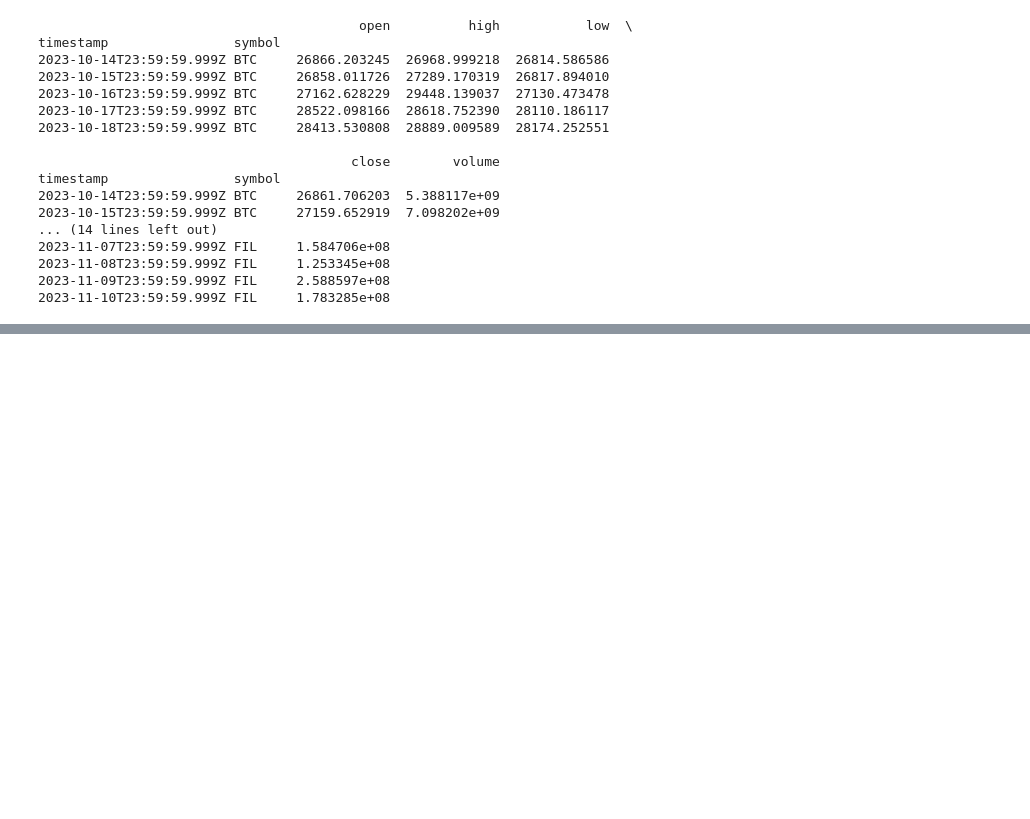
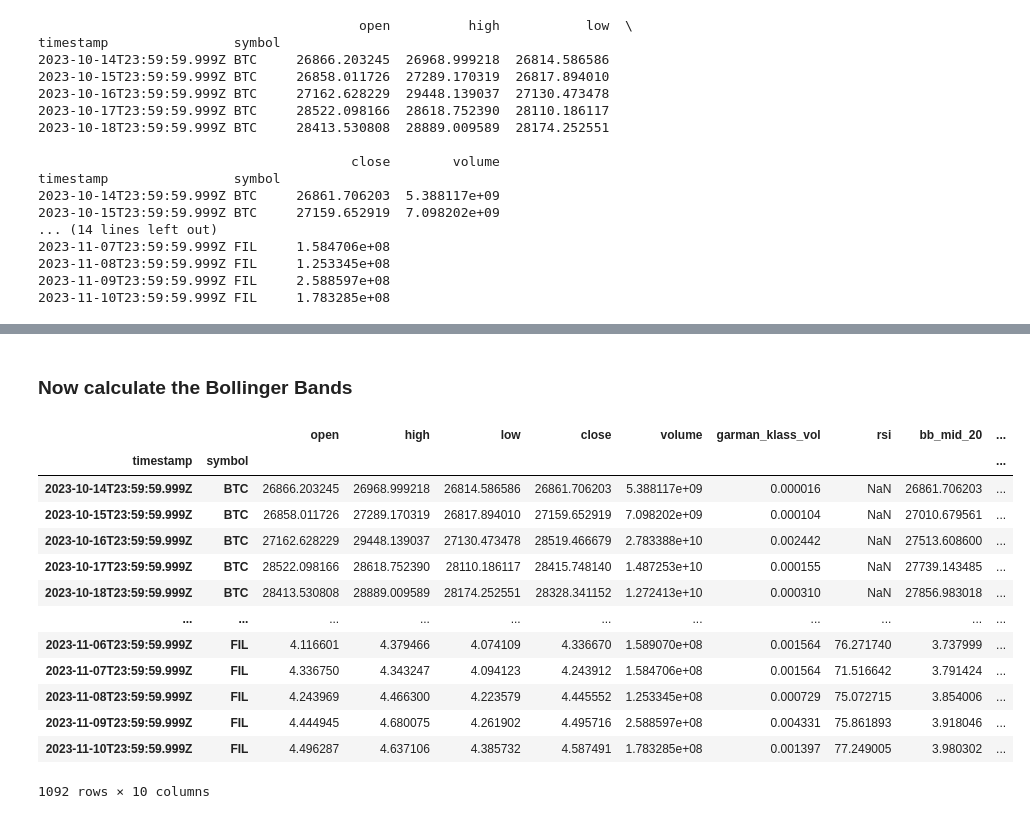
Before and after one commit to Okitrader/freecodecamp_agloML_crypto, a Jupyter notebook: FCC_Algo_Proj01.ipynb, the cells around one changed output, grey strips where cells are left out. Drawn from its saved outputs; the diff is of its cells as text; code cells hidden in the pictures; blank space fills up the shorter version.

```diff
--- a/FCC_Algo_Proj01.ipynb
+++ b/FCC_Algo_Proj01.ipynb
@@ -224,0 +237,8 @@ timestamp                symbol
+# %%
+# Garman-Klass Volatility
+top_OHLCV['garman_klass_vol'] = ((np.log(top_OHLCV['high']) - np.log(top_OHLCV['low']))**2) / 2 - (2 * np.log(2) - 1) * ((np.log(top_OHLCV['close']) - np.log(top_OHLCV['open']))**2)
+
+# RSI
+top_OHLCV['rsi'] = top_OHLCV.groupby(level=1)['close'].transform(lambda x: pandas_ta.rsi(close=x, length=20))
+
+top_OHLCV
@@ -224,0 +260,54 @@ timestamp                symbol
+# %% [markdown]
+### Now calculate the Bollinger Bands
+# %%
+import numpy as np
+
+def compute_bollinger_bands(df, length=20, num_std=2):
+    """
+    Calculate Bollinger Bands for a given DataFrame.
+
+    Parameters:
+    df (DataFrame): DataFrame with 'close' prices.
+    length (int): The number of periods for the moving average.
+    num_std (float): The number of standard deviations from the moving average.
+
+    Returns:
+    DataFrame: DataFrame with Bollinger Band columns added.
+    """
+
+    # Adjust the number of standard deviations based on the length
+    if length > 20:
+        num_std = 2.1  # Increasing for length > 20
+    elif length < 20:
+        num_std = 1.9  # Decreasing for length < 20
+
+    # Calculate the moving average (middle band)
+    df[f'bb_mid_{length}'] = df['close'].rolling(window=length, min_periods=1).mean()
+
+    # Calculate the standard deviation
+    rolling_std = df['close'].rolling(window=length, min_periods=1).std()
+
+    # Calculate upper and lower bands
+    df[f'bb_high_{length}'] = df[f'bb_mid_{length}'] + (rolling_std * num_std)
+    df[f'bb_low_{length}'] = df[f'bb_mid_{length}'] - (rolling_std * num_std)
+
+    return df
+
+# Apply the function to your DataFrame
+top_OHLCV = compute_bollinger_bands(top_OHLCV, length=20)  # Example usage with length=20
+top_OHLCV
+# %% [output]
+|  |  | open | high | low | close | volume | garman_klass_vol | rsi | bb_mid_20 | ... |
+| timestamp | symbol |  |  |  |  |  |  |  |  | ... |
+| 2023-10-14T23:59:59.999Z | BTC | 26866.203245 | 26968.999218 | 26814.586586 | 26861.706203 | 5.388117e+09 | 0.000016 | NaN | 26861.706203 | ... |
+| 2023-10-15T23:59:59.999Z | BTC | 26858.011726 | 27289.170319 | 26817.894010 | 27159.652919 | 7.098202e+09 | 0.000104 | NaN | 27010.679561 | ... |
+| 2023-10-16T23:59:59.999Z | BTC | 27162.628229 | 29448.139037 | 27130.473478 | 28519.466679 | 2.783388e+10 | 0.002442 | NaN | 27513.608600 | ... |
+| 2023-10-17T23:59:59.999Z | BTC | 28522.098166 | 28618.752390 | 28110.186117 | 28415.748140 | 1.487253e+10 | 0.000155 | NaN | 27739.143485 | ... |
+| 2023-10-18T23:59:59.999Z | BTC | 28413.530808 | 28889.009589 | 28174.252551 | 28328.341152 | 1.272413e+10 | 0.000310 | NaN | 27856.983018 | ... |
+| ... | ... | ... | ... | ... | ... | ... | ... | ... | ... | ... |
+| 2023-11-06T23:59:59.999Z | FIL | 4.116601 | 4.379466 | 4.074109 | 4.336670 | 1.589070e+08 | 0.001564 | 76.271740 | 3.737999 | ... |
+| 2023-11-07T23:59:59.999Z | FIL | 4.336750 | 4.343247 | 4.094123 | 4.243912 | 1.584706e+08 | 0.001564 | 71.516642 | 3.791424 | ... |
+| 2023-11-08T23:59:59.999Z | FIL | 4.243969 | 4.466300 | 4.223579 | 4.445552 | 1.253345e+08 | 0.000729 | 75.072715 | 3.854006 | ... |
+| 2023-11-09T23:59:59.999Z | FIL | 4.444945 | 4.680075 | 4.261902 | 4.495716 | 2.588597e+08 | 0.004331 | 75.861893 | 3.918046 | ... |
+| 2023-11-10T23:59:59.999Z | FIL | 4.496287 | 4.637106 | 4.385732 | 4.587491 | 1.783285e+08 | 0.001397 | 77.249005 | 3.980302 | ... |
+1092 rows × 10 columns
```
Also changed, not shown: parts of 2 cells of this notebook.
